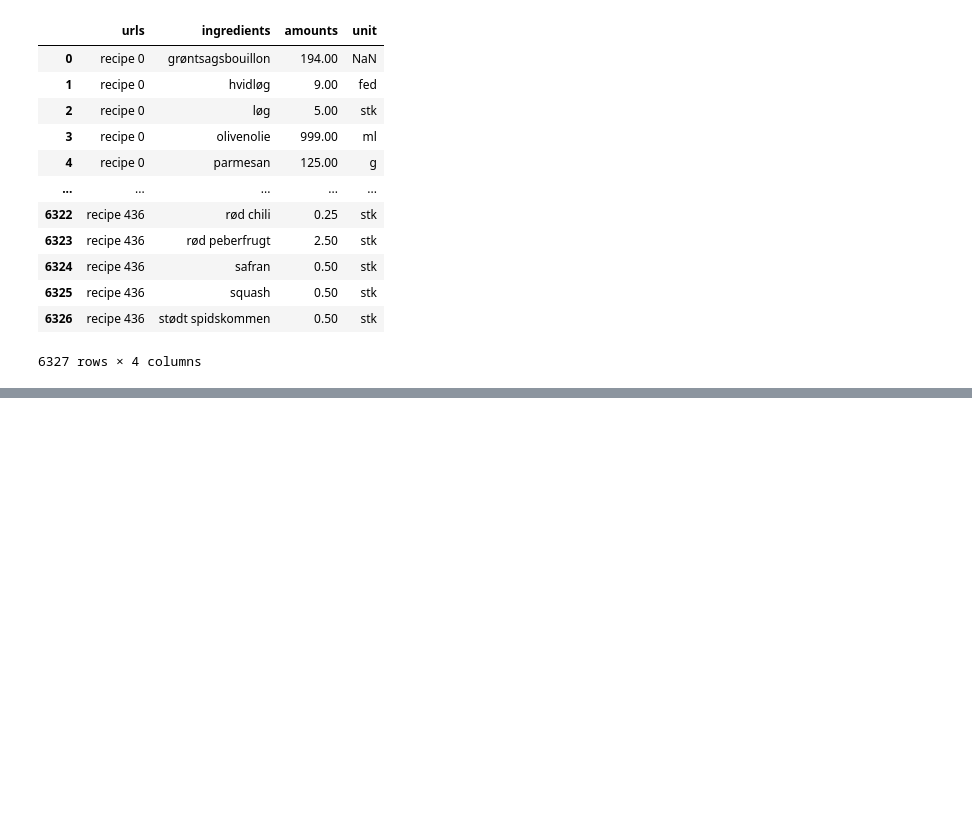
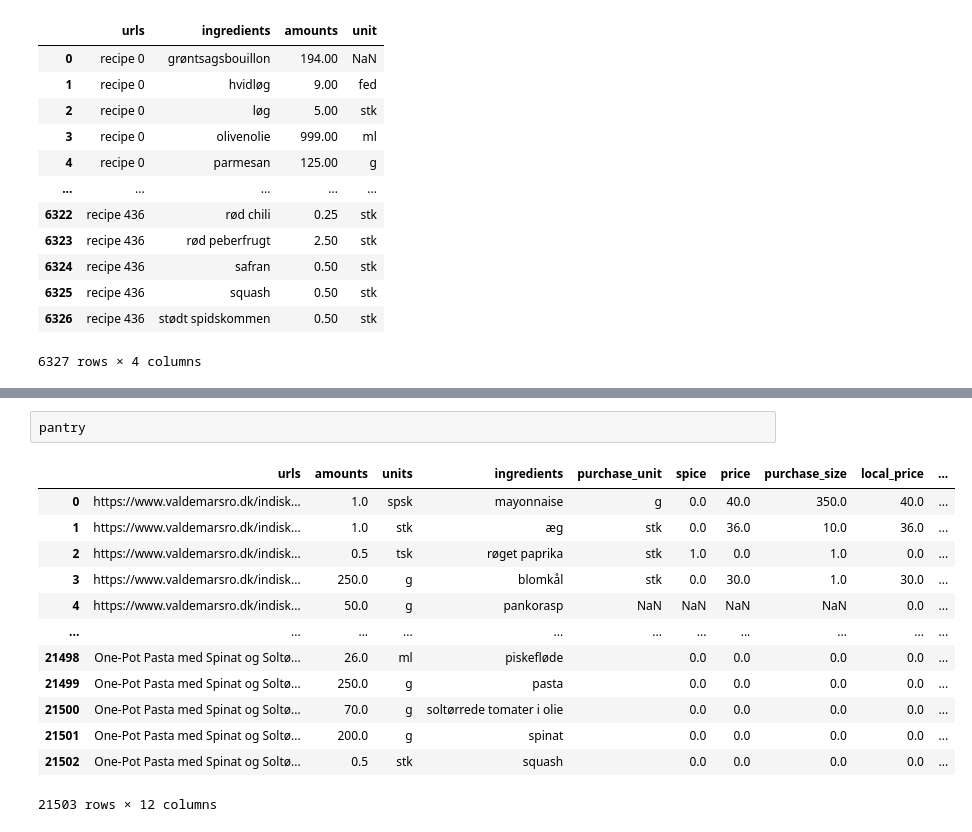
Before and after one commit to Norris36/paideia, a Jupyter notebook: meal_prep/meal_creator.ipynb, the cells around one changed output, grey strips where cells are left out. Drawn from its saved outputs; the diff is of its cells as text; blank space fills up the shorter version.

```diff
--- a/meal_prep/meal_creator.ipynb
+++ b/meal_prep/meal_creator.ipynb
@@ -317,0 +479,16 @@ gpt_recipes.to_csv('gpt_recipes.csv', index=False)
+# %%
+pantry
+# %% [output]
+|  | urls | amounts | units | ingredients | purchase_unit | spice | price | purchase_size | local_price | ... |
+| 0 | https://www.valdemarsro.dk/indisk... | 1.0 | spsk | mayonnaise | g | 0.0 | 40.0 | 350.0 | 40.0 | ... |
+| 1 | https://www.valdemarsro.dk/indisk... | 1.0 | stk | æg | stk | 0.0 | 36.0 | 10.0 | 36.0 | ... |
+| 2 | https://www.valdemarsro.dk/indisk... | 0.5 | tsk | røget paprika | stk | 1.0 | 0.0 | 1.0 | 0.0 | ... |
+| 3 | https://www.valdemarsro.dk/indisk... | 250.0 | g | blomkål | stk | 0.0 | 30.0 | 1.0 | 30.0 | ... |
+| 4 | https://www.valdemarsro.dk/indisk... | 50.0 | g | pankorasp | NaN | NaN | NaN | NaN | 0.0 | ... |
+| ... | ... | ... | ... | ... | ... | ... | ... | ... | ... | ... |
+| 21498 | One-Pot Pasta med Spinat og Soltø... | 26.0 | ml | piskefløde |  | 0.0 | 0.0 | 0.0 | 0.0 | ... |
+| 21499 | One-Pot Pasta med Spinat og Soltø... | 250.0 | g | pasta |  | 0.0 | 0.0 | 0.0 | 0.0 | ... |
+| 21500 | One-Pot Pasta med Spinat og Soltø... | 70.0 | g | soltørrede tomater i olie |  | 0.0 | 0.0 | 0.0 | 0.0 | ... |
+| 21501 | One-Pot Pasta med Spinat og Soltø... | 200.0 | g | spinat |  | 0.0 | 0.0 | 0.0 | 0.0 | ... |
+| 21502 | One-Pot Pasta med Spinat og Soltø... | 0.5 | stk | squash |  | 0.0 | 0.0 | 0.0 | 0.0 | ... |
+21503 rows × 12 columns
```
Also changed, not shown: parts of 36 cells of this notebook, 4 other files.
